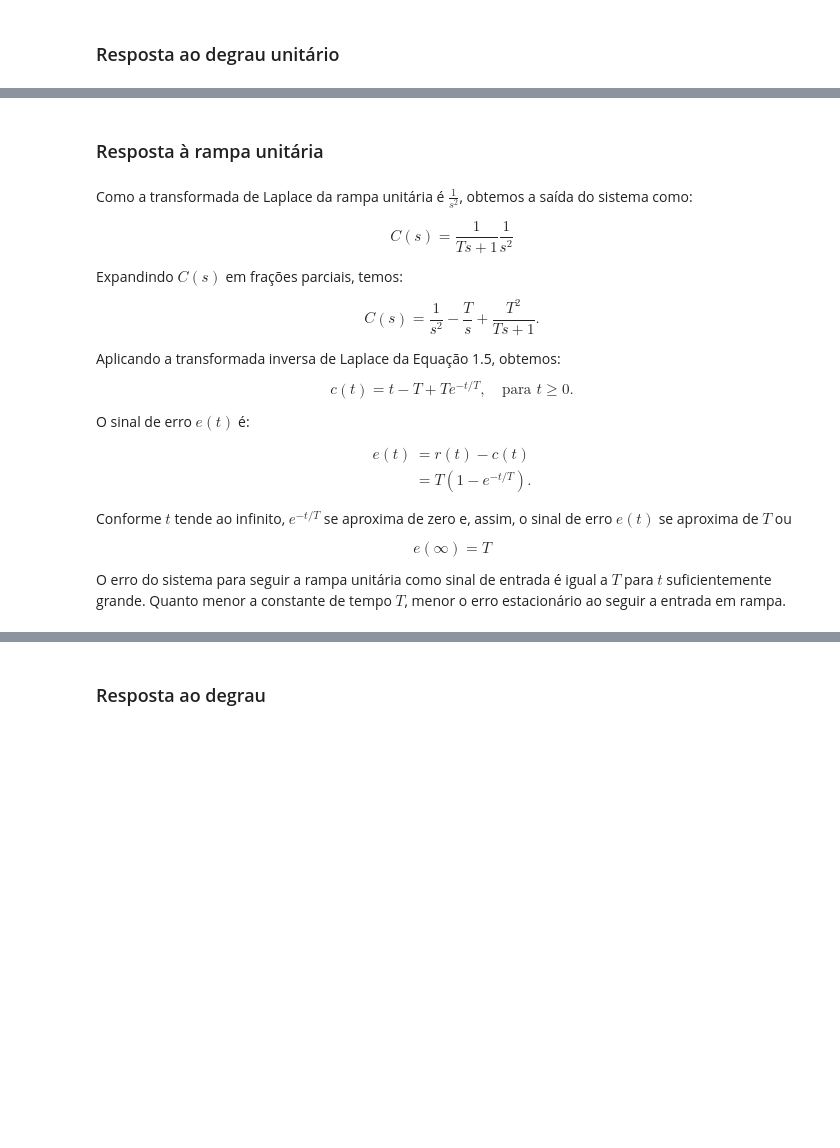
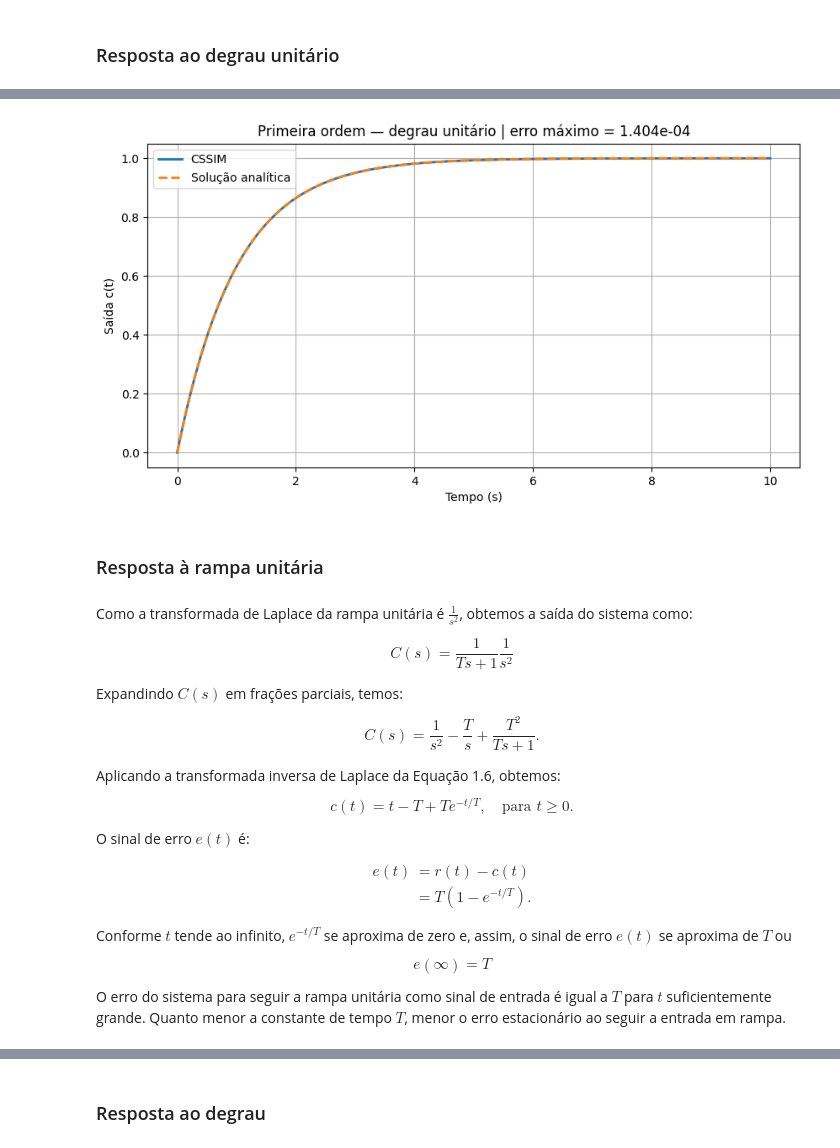
Before and after one commit to mshoji-ufrj/cssim, a Jupyter notebook: cssim_notebook_validation.ipynb, the cells around one changed output, grey strips where cells are left out. Drawn from its saved outputs; the diff is of its cells as text; code cells hidden in the pictures; blank space fills up the shorter version.

```diff
--- a/cssim_notebook_validation.ipynb
+++ b/cssim_notebook_validation.ipynb
@@ -221,3 +54,73 @@ $\displaystyle c(t) = 1.0 - e^{- t}$
+# %%
+%matplotlib inline
+from pathlib import Path
+import sys
+
+import matplotlib.pyplot as plt
+import numpy as np
+import sympy as sp
+
+BASE_DIR = Path.cwd()
+if not (BASE_DIR / "cssim.py").exists():
+    BASE_DIR = BASE_DIR / "cssim"
+if str(BASE_DIR) not in sys.path:
+    sys.path.insert(0, str(BASE_DIR))
+
+from cssim import load_json, run_simulation, set_parameters
+
+# Define o parâmetro do sistema e as variáveis simbólicas.
+T = 1.0
+s = sp.symbols("s")
+tempo = sp.symbols("t", nonnegative=True)
+
+# Monta a função de transferência e a transformada do degrau unitário.
+G_s = 1 / (T * s + 1)
+R_s = 1 / s
+
+# Calcula a saída no domínio de Laplace.
+C_s = sp.cancel(G_s * R_s)
+
+# Expande a saída em frações parciais.
+C_s_fracoes = sp.apart(C_s, s)
+
+# Aplica a transformada inversa de Laplace para obter c(t).
+c_t = sp.inverse_laplace_transform(C_s_fracoes, s, tempo, noconds=True)
+c_t = sp.simplify(c_t.subs(sp.Heaviside(tempo), 1))
+
+# Converte a expressão simbólica em uma função numérica.
+c_func = sp.lambdify(tempo, c_t, modules="numpy")
+
+# Executa no CSSIM o mesmo caso usado na solução analítica.
+params = {"T": T}
+set_parameters(params)
+data = load_json(str(BASE_DIR / "diagrams/first_order_step.json"))
+t, _, _, outputs = run_simulation(
+    data,
+    step_size=float(data["step_size"]),
+    simulation_time=float(data["sim_time"]),
+    param_values=params,
+ )
+_, y_sim = next(iter(outputs.items()))
+y_sim = np.asarray(y_sim, dtype=float)
+
+# Avalia a solução analítica nos mesmos instantes da simulação.
+y_theory = np.asarray(c_func(t), dtype=float)
+max_abs_error = np.max(np.abs(y_sim - y_theory))
+
+# Sobrepõe a curva analítica e a saída do CSSIM.
+fig, ax = plt.subplots(figsize=(10, 5))
+ax.plot(t, y_sim, label="CSSIM", linewidth=2)
+ax.plot(t, y_theory, "--", label="Solução analítica", linewidth=2)
+ax.set(
+    xlabel="Tempo (s)",
+    ylabel="Saída c(t)",
+    title=f"Primeira ordem — degrau unitário | erro máximo = {max_abs_error:.3e}",
+)
+ax.grid(True)
+ax.legend()
+plt.show()
+# %% [output]
+[figure, added]
 # %% [markdown]
 ### Resposta à rampa unitária
 # %% [markdown]
@@ -226,20 +129,21 @@ sistema como:
 
 \begin{equation}
 C(s) = \frac{1}{Ts + 1} \frac{1}{s^2}
+\tag{1.5}
 \end{equation}
 
 Expandindo $C(s)$ em frações parciais, temos:
 
 \begin{equation}
 C(s) = \frac{1}{s^2} - \frac{T}{s} + \frac{T^2}{Ts + 1}.
-\tag{1.5}
+\tag{1.6}
 \end{equation}
 
-Aplicando a transformada inversa de Laplace da Equação 1.5, obtemos:
+Aplicando a transformada inversa de Laplace da Equação 1.6, obtemos:
 
 \begin{equation}
 c(t) = t - T + T e^{-t/T}, \quad \text{para } t \ge 0.
-\tag{1.6}
+\tag{1.7}
 \end{equation}
 
 O sinal de erro $e(t)$ é:
@@ -249,6 +153,7 @@ O sinal de erro $e(t)$ é:
 e(t) &= r(t) - c(t) \\
      &= T \left(1 - e^{-t/T}\right).
 \end{aligned}
+\tag{1.8}
 \end{equation}
 
 Conforme $t$ tende ao infinito, $e^{-t/T}$ se aproxima de zero e, assim, o
@@ -256,6 +161,7 @@ sinal de erro $e(t)$ se aproxima de $T$ ou
 
 \begin{equation}
 e(\infty) = T
+\tag{1.9}
 \end{equation}
 
 O erro do sistema para seguir a rampa unitária como sinal de entrada é igual a
```
Also changed, not shown: parts of 23 cells of this notebook, 2 other files.
